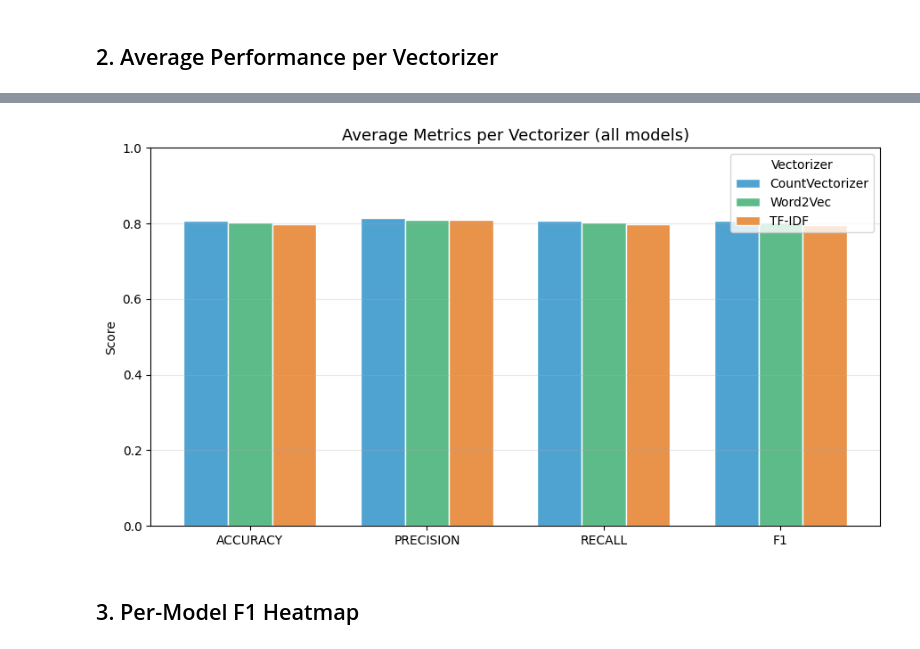
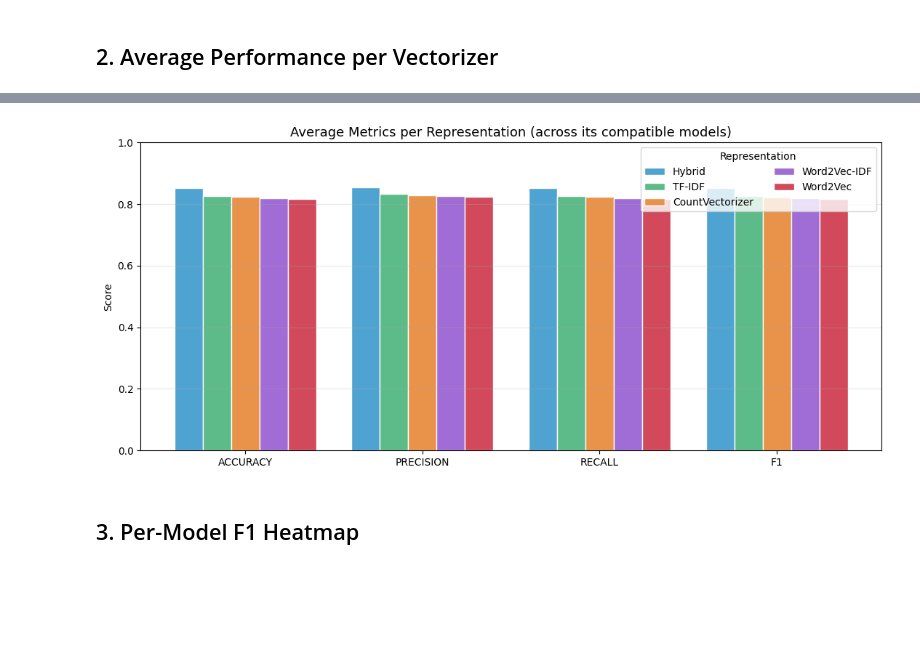
Before and after one commit to ArmanBjr/snappfood-sentiment-analysis, a Jupyter notebook: notebooks/04_vectorizer_selection.ipynb, the cells around one changed output, grey strips where cells are left out. Saved outputs shown, nothing was run; the diff lists cells and outputs as text; code cells hidden in the pictures; blank space fills up the shorter version.

```diff
--- a/notebooks/04_vectorizer_selection.ipynb
+++ b/notebooks/04_vectorizer_selection.ipynb
@@ -66,28 +65,31 @@ TF-IDF             0.7974     0.8091  0.7974  0.7946
 # %%
-# Grouped bar: average F1 per vectorizer
+# Grouped bar: average metrics per vectorizer
 metrics = ['accuracy', 'precision', 'recall', 'f1']
-colors  = ['#4FA3D1', '#5DBB8A', '#E8924A']
+palette = ['#4FA3D1', '#5DBB8A', '#E8924A', '#A06CD5', '#D1495B']
+vec_order = list(avg_by_vec.index)
+colors = {v: palette[i % len(palette)] for i, v in enumerate(vec_order)}
 
-fig, ax = plt.subplots(figsize=(9, 5))
+fig, ax = plt.subplots(figsize=(11, 5))
 x     = np.arange(len(metrics))
-width = 0.25
+width = 0.8 / len(vec_order)
 
 for i, (vec, row) in enumerate(avg_by_vec.iterrows()):
     vals = [row[m] for m in metrics]
-    ax.bar(x + (i - 1) * width, vals, width, label=vec, color=colors[i], edgecolor='white')
+    offset = (i - (len(vec_order) - 1) / 2) * width
+    ax.bar(x + offset, vals, width, label=vec, color=colors[vec], edgecolor='white')
 
 ax.set_xticks(x)
 ax.set_xticklabels([m.upper() for m in metrics])
 ax.set_ylabel('Score')
 ax.set_ylim(0, 1.0)
-ax.set_title('Average Metrics per Vectorizer (all models)', fontsize=13)
-ax.legend(title='Vectorizer')
+ax.set_title('Average Metrics per Representation (across its compatible models)', fontsize=13)
+ax.legend(title='Representation', ncol=2)
 ax.grid(axis='y', alpha=0.3)
 plt.tight_layout()
 plt.savefig(os.path.join(FIG_DIR, 'avg_metrics_per_vectorizer.png'), dpi=120, bbox_inches='tight')
 plt.show()
 # %% [output]
-[figure, old version]
+[figure, new version]
 # %% [markdown]
 ## 3. Per-Model F1 Heatmap
 # %%
```
Also changed, not shown: parts of 7 cells of this notebook, 59 other files.
